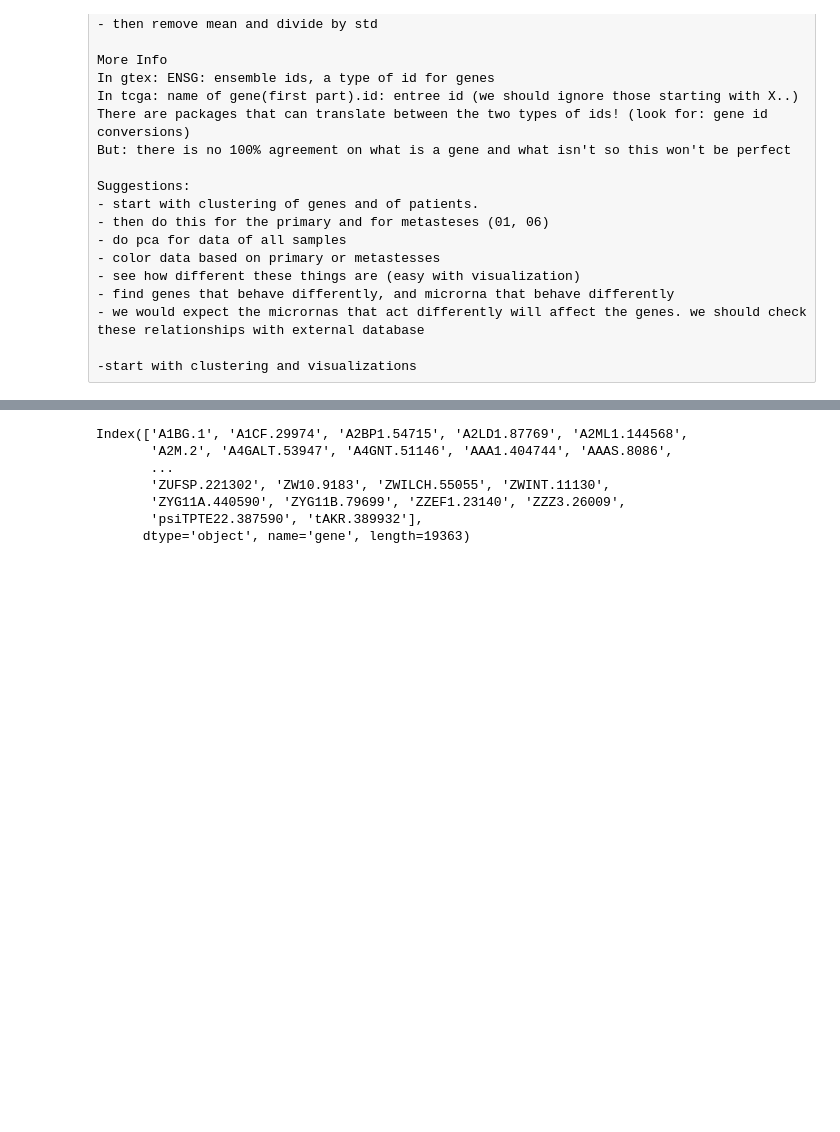
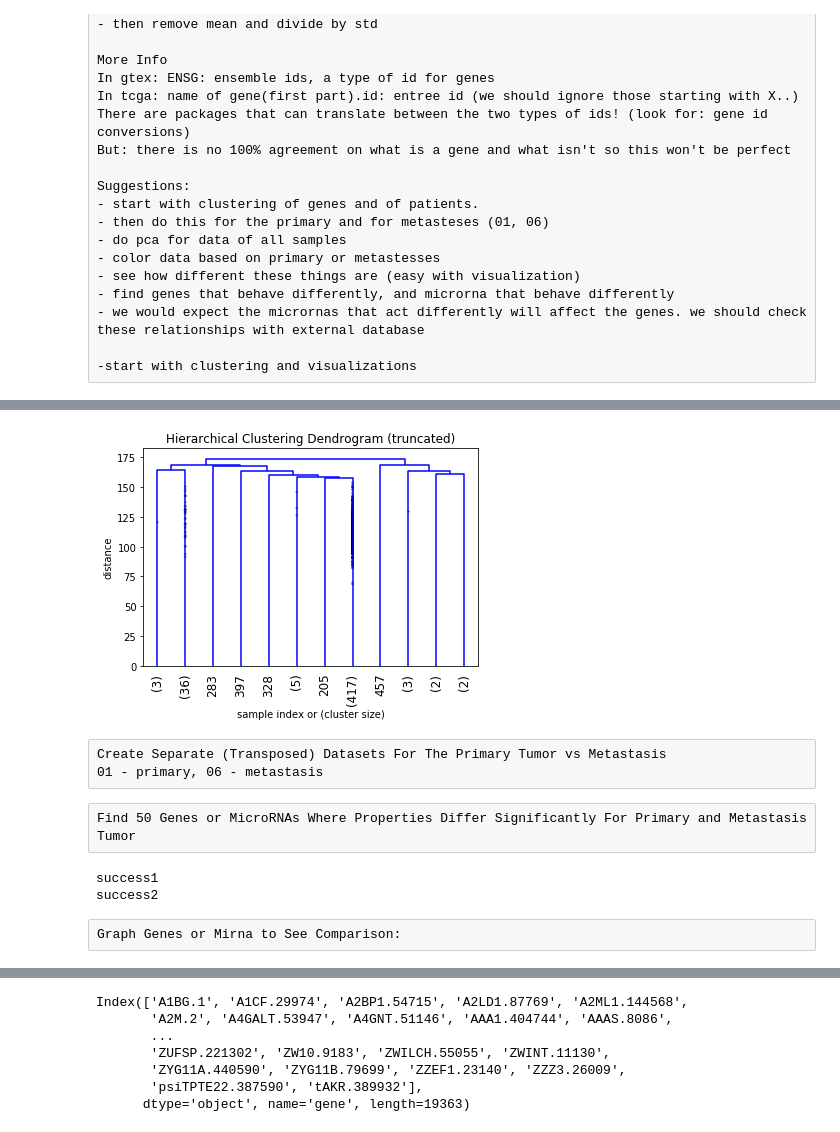
Before and after one commit to OfirKatz1/acgt_melanoma, a Jupyter notebook: DataExplorationSadna.ipynb, the cells around one changed output, grey strips where cells are left out. Cells and saved outputs as stored; diff of their text form; code cells hidden in the pictures; blank space fills up the shorter version.

```diff
--- a/DataExplorationSadna.ipynb
+++ b/DataExplorationSadna.ipynb
@@ -114,0 +258,19 @@ dataframes['micro_rna_data'] = normalize_data(dataframes['micro_rna_data'], 'mic
+# %%
+
+plt.title('Hierarchical Clustering Dendrogram (truncated)')
+plt.xlabel('sample index or (cluster size)')
+plt.ylabel('distance')
+dendrogram(
+    Z,
+    truncate_mode='lastp',  # show only the last p merged clusters
+    p=12,  # show only the last p merged clusters
+    leaf_rotation=90.,
+    leaf_font_size=12.,
+    show_contracted=True,  # to get a distribution impression in truncated branches
+)
+plt.show()
+# %% [output]
+[figure, added]
+# %% [raw]
+Create Separate (Transposed) Datasets For The Primary Tumor vs Metastasis
+01 - primary, 06 - metastasis
@@ -114,0 +295,36 @@ dataframes['micro_rna_data'] = normalize_data(dataframes['micro_rna_data'], 'mic
+# %% [raw]
+Find 50 Genes or MicroRNAs Where Properties Differ Significantly For Primary and Metastasis Tumor
+# %%
+# df_01, df_06 description: rows == people, columns == genes
+#n: the number of genes/mirnas with the biggest difference in medians
+def find_differences(df_01, df_06, n):
+    # if the dataset contains nulls, replace null cells with 0 values
+    df_01 = df_01.fillna(0)
+    df_06 = df_06.fillna(0)
+    # create mini-datasets that contain the median value for each column
+    a = df_01.describe() # a contains median expression for each gene for primary tumor cases (01)
+    b = df_06.describe() # b contains median expression for each gene for metastasis cases (06)
+    # keep only medians!
+    aa = a.loc[a.index == '50%']
+    bb = b.loc[b.index == '50%']
+    # rename columns for clairty
+    aa = aa.rename(index={'50%': '01_median'})
+    bb = bb.rename(index={'50%': '06_median'})
+    # combine a and b into a new dataset
+    median_dataset = pd.concat([aa, bb], axis=0, sort=False).T
+    # add abs_difference column to new dataset (this column defines the "distance" between 01 and 06 medians)
+    median_dataset['abs_difference'] = abs(median_dataset['01_median'] - median_dataset['06_median'])
+    # sort median_dataset by 'abs_difference' (from max difference to min)
+    median_dataset = median_dataset.sort_values(by='abs_difference', ascending = False)
+    # keep top n rows
+    median_dataset = median_dataset.iloc[:n, :]
+    # (returning a, b for future calculations)
+    return median_dataset, a, b
+
+# get 50 results for gene data:
+dataframes['gene_data_medians'], gene_01_description, gene_06_description = find_differences(dataframes['gene_data_01'], dataframes['gene_data_06'], 50)
+# get 50 results for mirna data:
+dataframes['micro_rna_data_medians'], mirna_01_description, mirna_06_description = find_differences(dataframes['micro_rna_data_01'], dataframes['micro_rna_data_06'], 50)
+# %% [output]
+success1
+success2
@@ -114,0 +343,2 @@ dataframes['micro_rna_data'] = normalize_data(dataframes['micro_rna_data'], 'mic
+# %% [raw]
+Graph Genes or Mirna to See Comparison:
```
Also changed, not shown: parts of 41 cells of this notebook.
